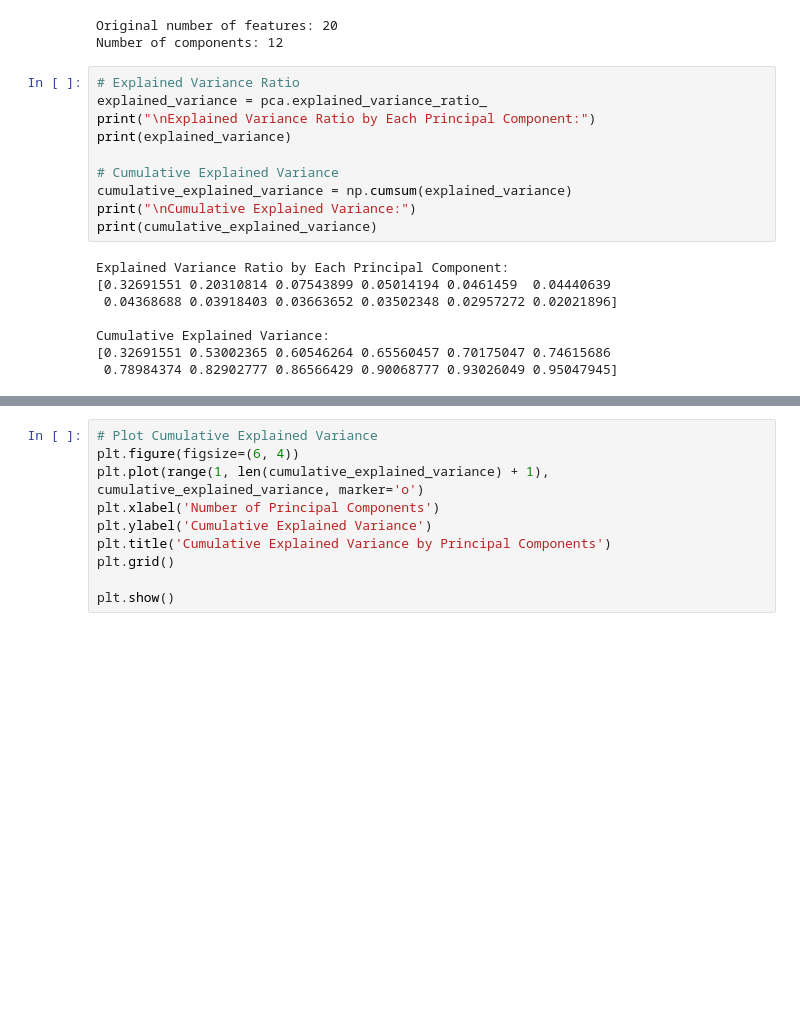
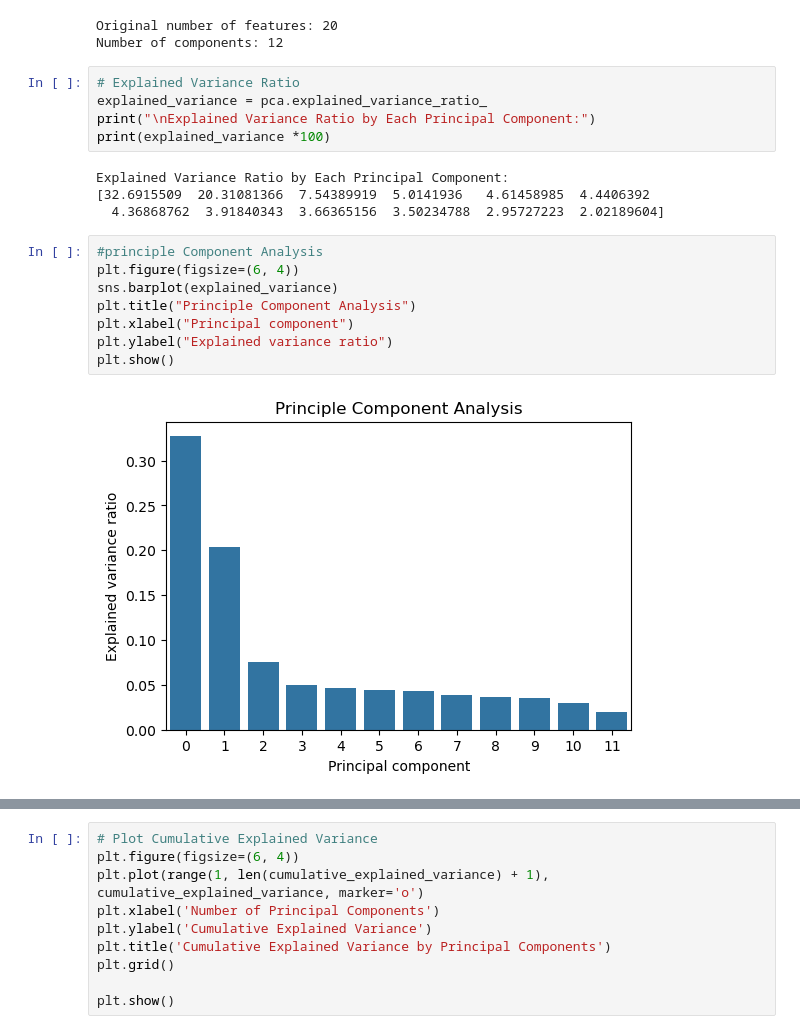
Before and after one commit to pradeepkhadka505/7072CEM-CourseWork, a Jupyter notebook: DefaultPayment_Of_ClientCreditCard_Prediction.ipynb, the cells around one changed output, grey strips where cells are left out. Saved outputs shown, nothing was run; the diff lists cells and outputs as text; blank space fills up the shorter version.

Commit message:
changes on principle component figure

```diff
--- a/DefaultPayment_Of_ClientCreditCard_Prediction.ipynb
+++ b/DefaultPayment_Of_ClientCreditCard_Prediction.ipynb
@@ -312,17 +311,18 @@ Number of components: 12
 # Explained Variance Ratio
 explained_variance = pca.explained_variance_ratio_
 print("\nExplained Variance Ratio by Each Principal Component:")
-print(explained_variance)
-
-# Cumulative Explained Variance
-cumulative_explained_variance = np.cumsum(explained_variance)
-print("\nCumulative Explained Variance:")
-print(cumulative_explained_variance)
+print(explained_variance *100)
 # %% [output]
 Explained Variance Ratio by Each Principal Component:
-[0.32691551 0.20310814 0.07543899 0.05014194 0.0461459  0.04440639
- 0.04368688 0.03918403 0.03663652 0.03502348 0.02957272 0.02021896]
-
-Cumulative Explained Variance:
-[0.32691551 0.53002365 0.60546264 0.65560457 0.70175047 0.74615686
- 0.78984374 0.82902777 0.86566429 0.90068777 0.93026049 0.95047945]
+[32.6915509  20.31081366  7.54389919  5.0141936   4.61458985  4.4406392
+  4.36868762  3.91840343  3.66365156  3.50234788  2.95727223  2.02189604]
+# %%
+#principle Component Analysis
+plt.figure(figsize=(6, 4))
+sns.barplot(explained_variance)
+plt.title("Principle Component Analysis")
+plt.xlabel("Principal component")
+plt.ylabel("Explained variance ratio")
+plt.show()
+# %% [output]
+[figure, added]
```
Also changed, not shown: parts of 3 cells of this notebook, 1 other file.
